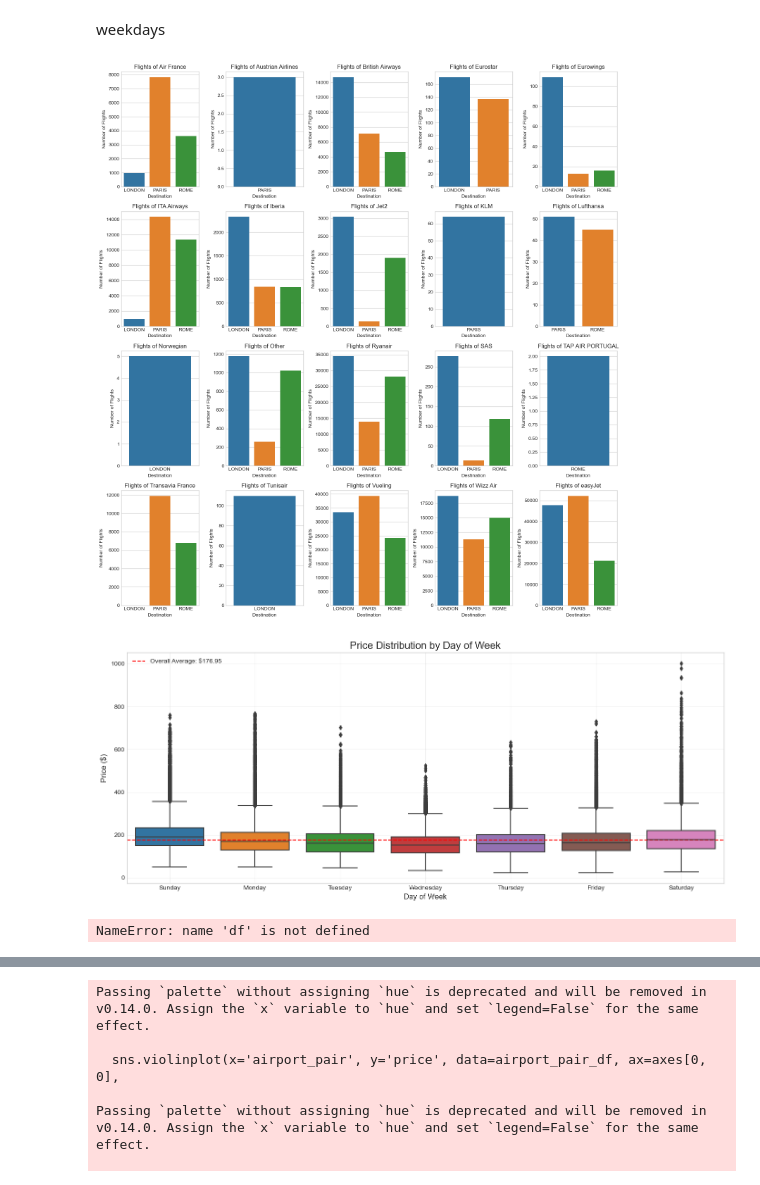
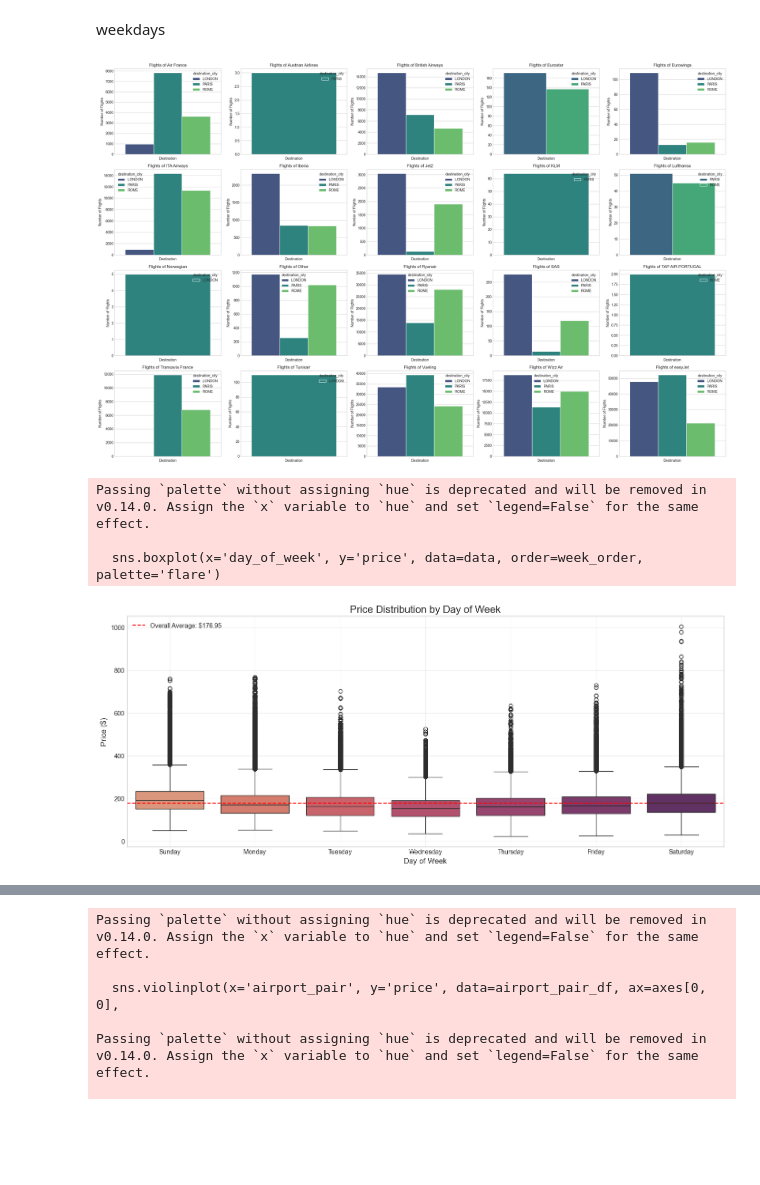
Before and after one commit to Shlezman/DS-Scarping, a Jupyter notebook: project.ipynb, the cells around one changed output, grey strips where cells are left out. Saved outputs shown, nothing was run; the diff lists cells and outputs as text; code cells hidden in the pictures; blank space fills up the shorter version.

Commit message:
more boxplots

```diff
--- a/project.ipynb
+++ b/project.ipynb
@@ -437,42 +432,42 @@ import numpy as np
 
 def plot_flight_counts(data, num_cols_per_row=5):
     # Group data by flight company and destination, then count flights
     flight_counts = data.groupby(['to_dest_company', 'destination_city']).size().reset_index(name='count')
 
     # Get unique airlines
     airlines = flight_counts['to_dest_company'].unique()
     num_airlines = len(airlines)
     num_rows = int(np.ceil(num_airlines / num_cols_per_row))
 
     # Create subplots
-    fig, axes = plt.subplots(nrows=num_rows, ncols=num_cols_per_row, figsize=(15, 4 * num_rows))
+    fig, axes = plt.subplots(nrows=num_rows, ncols=num_cols_per_row, figsize=(25, 4 * num_rows))
     axes = axes.flatten()
 
     # Plot barplot for each airline
     for i, airline in enumerate(airlines):
         subset = flight_counts[flight_counts['to_dest_company'] == airline]
-        sns.barplot(x='destination_city', y='count', data=subset, ax=axes[i])
+        sns.barplot(hue='destination_city', y='count', data=subset, ax=axes[i], palette='viridis')
         axes[i].set_title(f'Flights of {airline}')
         axes[i].set_xlabel('Destination')
         axes[i].set_ylabel('Number of Flights')
 
     # Hide extra subplots
     for i in range(len(airlines), len(axes)):
         axes[i].axis('off')
 
     plt.tight_layout()
     plt.show()
 
 # Example usage
 plot_flight_counts(data)
 # %% [output]
-[figure, old version]
+[figure, new version]
 # %%
 week_order = ['Sunday', 'Monday', 'Tuesday', 'Wednesday', 'Thursday', 'Friday', 'Saturday']
 
 fig = plt.figure(figsize=(14, 6))
 
-sns.boxplot(x='day_of_week', y='price', data=data, order=week_order)
+sns.boxplot(x='day_of_week', y='price', data=data, order=week_order, palette='flare')
 plt.title('Price Distribution by Day of Week', fontsize=16)
 plt.xlabel('Day of Week', fontsize=12)
 plt.ylabel('Price ($)', fontsize=12)
@@ -485,4 +480,7 @@ plt.legend()
 
 plt.tight_layout()
 # %% [output]
+Passing `palette` without assigning `hue` is deprecated and will be removed in v0.14.0. Assign the `x` variable to `hue` and set `legend=False` for the same effect.
+
+  sns.boxplot(x='day_of_week', y='price', data=data, order=week_order, palette='flare')
-[figure, old version]
+[figure, new version]
@@ -590,5 +486,0 @@ def plot_detailed_distribution(df):
-# %%
-fig2 = plot_detailed_distribution(df)
-plt.show()
-# %% [output]
-NameError: name 'df' is not defined
```
Also changed, not shown: parts of 20 cells of this notebook, 1 other file.
